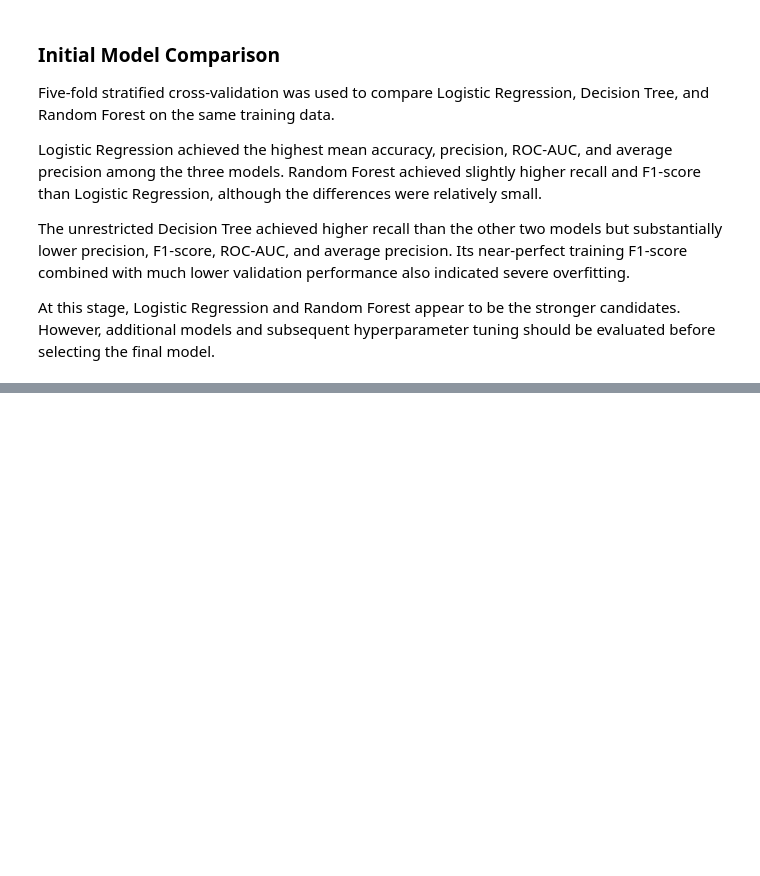
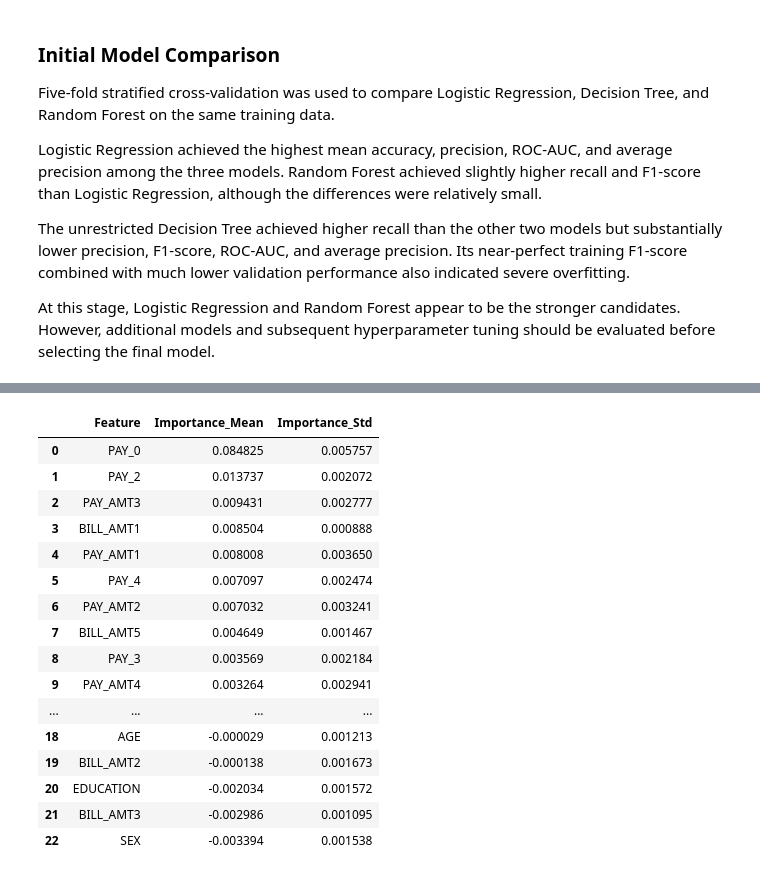
Before and after one commit to Sharma-Shivam2021/credit-default-prediction, a Jupyter notebook: notebooks/03_model_comparison.ipynb, the cells around one changed output, grey strips where cells are left out. Cells and saved outputs as stored; diff of their text form; code cells hidden in the pictures; blank space fills up the shorter version.

```diff
--- a/notebooks/03_model_comparison.ipynb
+++ b/notebooks/03_model_comparison.ipynb
@@ -306,0 +405,12 @@ print("Std Validation F1:", knn_cv["test_f1"].std())
+# %%
+rf_grid_search = GridSearchCV(
+    estimator=forest_pipeline,
+    param_grid=param_grid,
+    scoring="f1",
+    cv=cv,
+    n_jobs= -1,
+    verbose=2,
+    return_train_score=True
+)
+# %%
+rf_grid_search.fit(X_train, y_train)
@@ -306,0 +630,2 @@ print("Std Validation F1:", knn_cv["test_f1"].std())
+# %%
+best_rf = rf_grid_search.best_estimator_
@@ -306,0 +859,31 @@ print("Std Validation F1:", knn_cv["test_f1"].std())
+# %%
+permutation_df = pd.DataFrame({
+    "Feature": X_test.columns,
+    "Importance_Mean": perm_result.importances_mean,
+    "Importance_Std": perm_result.importances_std
+})
+
+permutation_df = permutation_df.sort_values(
+    "Importance_Mean",
+    ascending=False
+).reset_index(drop=True)
+
+permutation_df
+# %% [output]
+|  | Feature | Importance_Mean | Importance_Std |
+| 0 | PAY_0 | 0.084825 | 0.005757 |
+| 1 | PAY_2 | 0.013737 | 0.002072 |
+| 2 | PAY_AMT3 | 0.009431 | 0.002777 |
+| 3 | BILL_AMT1 | 0.008504 | 0.000888 |
+| 4 | PAY_AMT1 | 0.008008 | 0.003650 |
+| 5 | PAY_4 | 0.007097 | 0.002474 |
+| 6 | PAY_AMT2 | 0.007032 | 0.003241 |
+| 7 | BILL_AMT5 | 0.004649 | 0.001467 |
+| 8 | PAY_3 | 0.003569 | 0.002184 |
+| 9 | PAY_AMT4 | 0.003264 | 0.002941 |
+| ... | ... | ... | ... |
+| 18 | AGE | -0.000029 | 0.001213 |
+| 19 | BILL_AMT2 | -0.000138 | 0.001673 |
+| 20 | EDUCATION | -0.002034 | 0.001572 |
+| 21 | BILL_AMT3 | -0.002986 | 0.001095 |
+| 22 | SEX | -0.003394 | 0.001538 |
```
Also changed, not shown: parts of 48 cells of this notebook.
